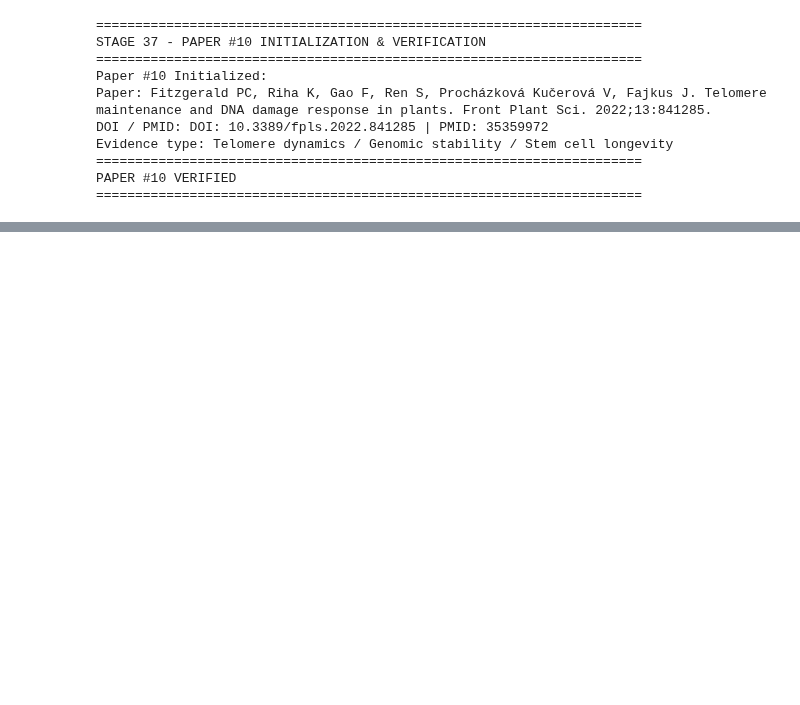
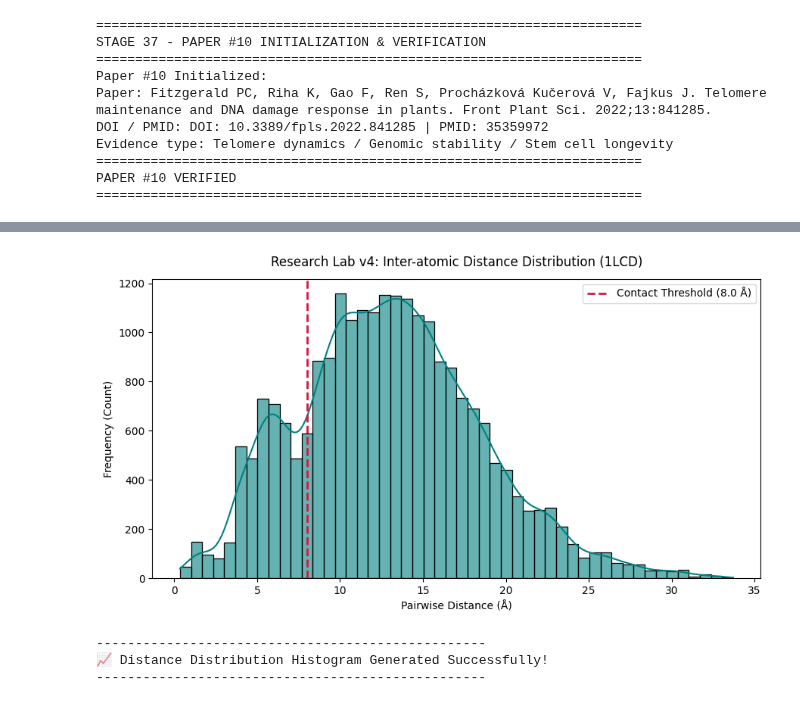
Before and after one commit to riddhikad9b-ux/Plant-Meristem-Longevity-Research-, a Jupyter notebook: Plant_Meristem_Longevity_Research_Lab_v1.ipynb, the cells around one changed output, grey strips where cells are left out. Saved outputs shown, nothing was run; the diff lists cells and outputs as text; code cells hidden in the pictures; blank space fills up the shorter version.

```diff
--- a/Plant_Meristem_Longevity_Research_Lab_v1.ipynb
+++ b/Plant_Meristem_Longevity_Research_Lab_v1.ipynb
@@ -4848,0 +4729,27 @@ RESEARCH LAB v3 FULLY COMPLETED
+# %%
+import matplotlib.pyplot as plt
+import seaborn as sns
+
+# Plotting the distance distribution histogram with KDE curve
+plt.figure(figsize=(9, 5))
+sns.histplot(all_distances, bins=50, kde=True, color='teal', edgecolor='black', alpha=0.6)
+
+# Add a vertical dashed line representing the contact threshold
+plt.axvline(x=8.0, color='crimson', linestyle='--', linewidth=2, label='Contact Threshold (8.0 Å)')
+
+# Plot configuration
+plt.title(f"Research Lab v4: Inter-atomic Distance Distribution ({pdb_id})", fontsize=12, pad=12)
+plt.xlabel("Pairwise Distance (Å)", fontsize=10)
+plt.ylabel("Frequency (Count)", fontsize=10)
+plt.legend(fontsize=10)
+plt.tight_layout()
+plt.show()
+
+print("-" * 50)
+print("📈 Distance Distribution Histogram Generated Successfully!")
+print("-" * 50)
+# %% [output]
+[figure, added]
+--------------------------------------------------
+📈 Distance Distribution Histogram Generated Successfully!
+--------------------------------------------------
```
Also changed, not shown: parts of 98 cells of this notebook.
